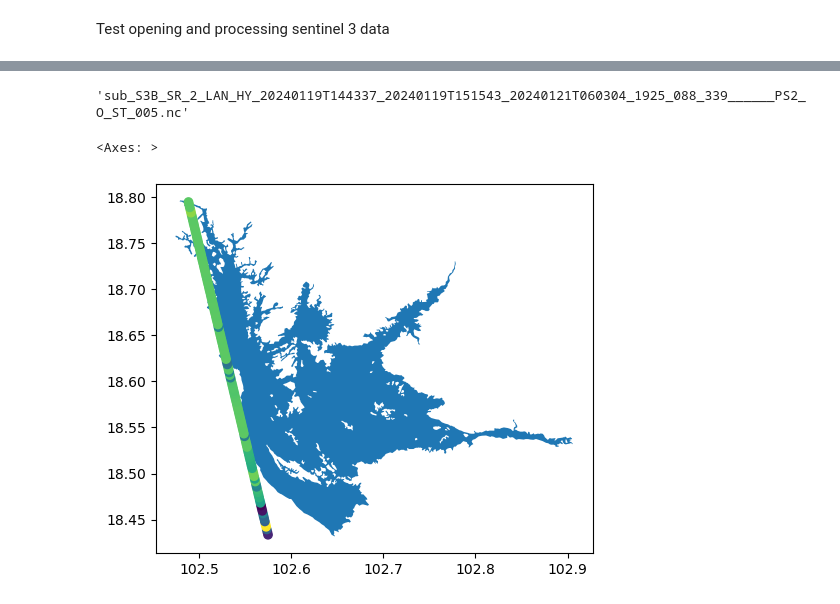
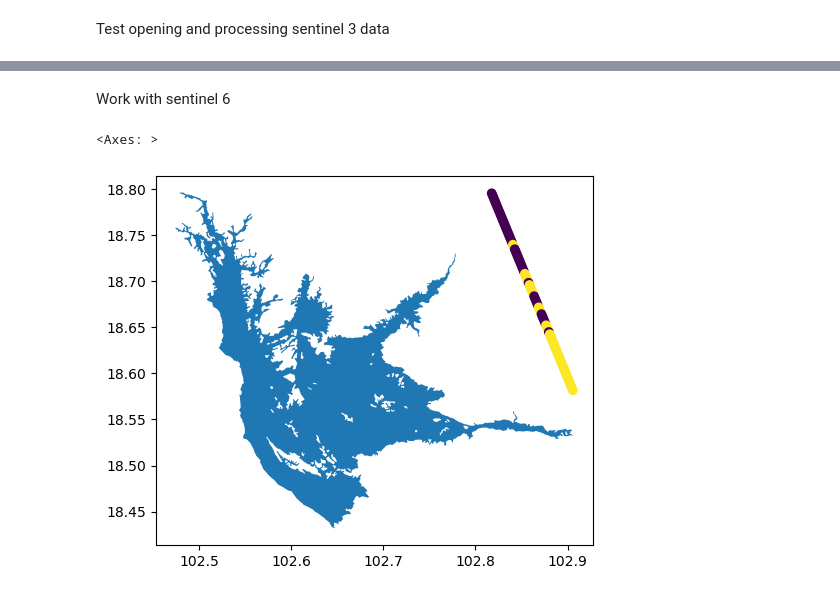
Before and after one commit to DHI/HydroEO, a Jupyter notebook: notebooks/project_test.ipynb, the cells around one changed output, grey strips where cells are left out. Drawn from its saved outputs; the diff is of its cells as text; code cells hidden in the pictures.

Commit message:
completed initial development of sentinel 3 and 6 downloads and file management

```diff
--- a/notebooks/project_test.ipynb
+++ b/notebooks/project_test.ipynb
@@ -179,4 +179,0 @@ sentinel_file = sentinel.Sentinel3(infile)
-# %%
-sentinel_file.file_name
-# %% [output]
-'sub_S3B_SR_2_LAN_HY_20240119T144337_20240119T151543_20240121T060304_1925_088_339______PS2_O_ST_005.nc'
@@ -185,0 +180,2 @@ s3_gdf = gpd.GeoDataFrame(s3_df, geometry=gpd.points_from_xy(s3_df.lon, s3_df.la
+# %% [markdown]
+Work with sentinel 6
@@ -186,7 +189,13 @@ s3_gdf = gpd.GeoDataFrame(s3_df, geometry=gpd.points_from_xy(s3_df.lon, s3_df.la
 # %%
+infile = r"C:\Users\cwch\Projects\WR-Collaboration\rk-altimetry\data\sentinel6\reservoirs\0\sub_S6A_P4_2__LR______20240225T231822_20240226T011416_20240226T013202_6954_121_139_070_EUM__OPE_NR_F08.nc"
+sentinel_file = sentinel.Sentinel6(infile)
+
+s6_df = sentinel_file.read()
+s6_gdf = gpd.GeoDataFrame(s6_df, geometry=gpd.points_from_xy(s6_df.lon, s6_df.lat))
+
 fig, ax = plt.subplots()
 project.reservoirs.gdf.loc[project.reservoirs.gdf.dl_id == 0].plot(ax=ax)
-s3_gdf.plot(column='height', ax=ax)
+s6_gdf.plot(column='height', ax=ax)
 # %% [output]
 <Axes: >
-[figure, old version]
+[figure, new version]
```
Also changed, not shown: parts of 7 cells of this notebook, 3 other files.
